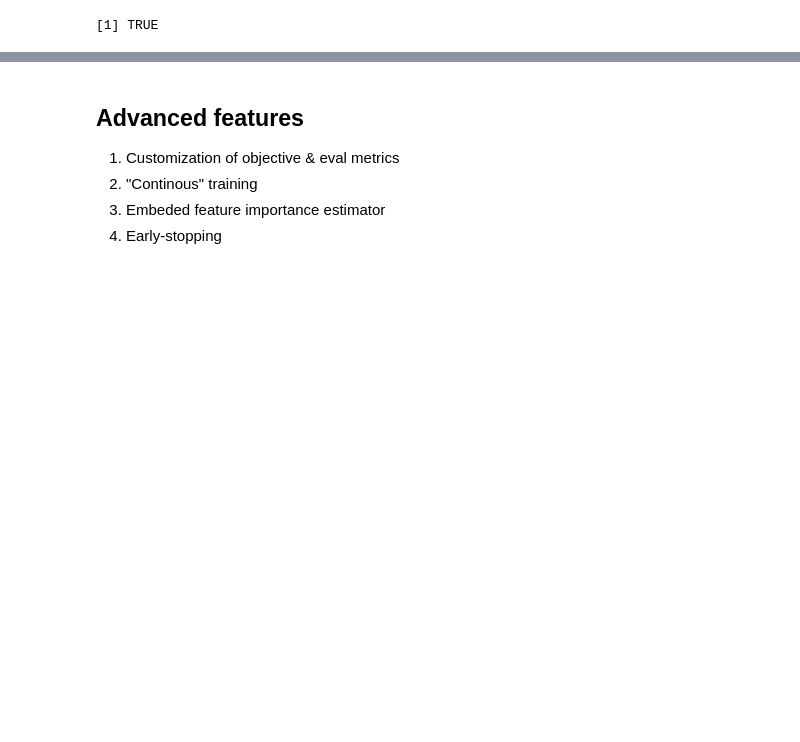
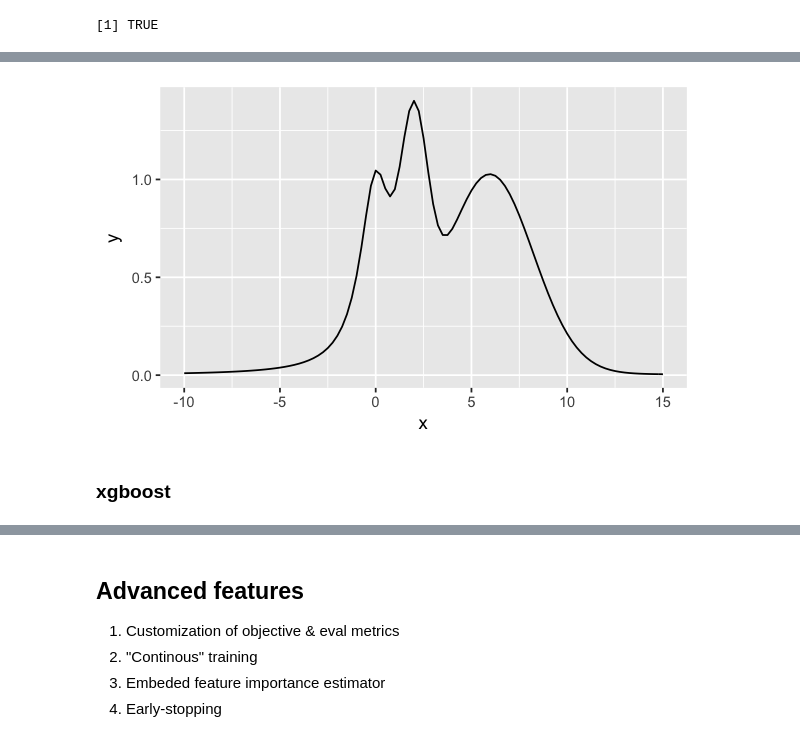
Before and after one commit to dataworkshop/whyr_xgboost, a Jupyter notebook: src/advanced_model.ipynb, the cells around one changed output, grey strips where cells are left out. Cells and saved outputs as stored; diff of their text form; code cells hidden in the pictures; blank space fills up the shorter version.

```diff
--- a/src/advanced_model.ipynb
+++ b/src/advanced_model.ipynb
@@ -77,0 +115,11 @@ model1 = xgb.load('../models/xgb.dat')
+# %%
+require(ggplot2)
+
+
+my_fun <- function(x) { exp(-(x - 2)^2) + exp(-(x - 6)^2/10) + 1/ (x^2 + 1) }
+options(repr.plot.width=5, repr.plot.height=3)
+ggplot(data.frame(x=c(-10, 15)), aes(x)) + stat_function(fun=my_fun)
+# %% [output]
+[figure, added]
+# %% [markdown]
+### xgboost
```
Also changed, not shown: parts of 10 cells of this notebook, 1 other file.
